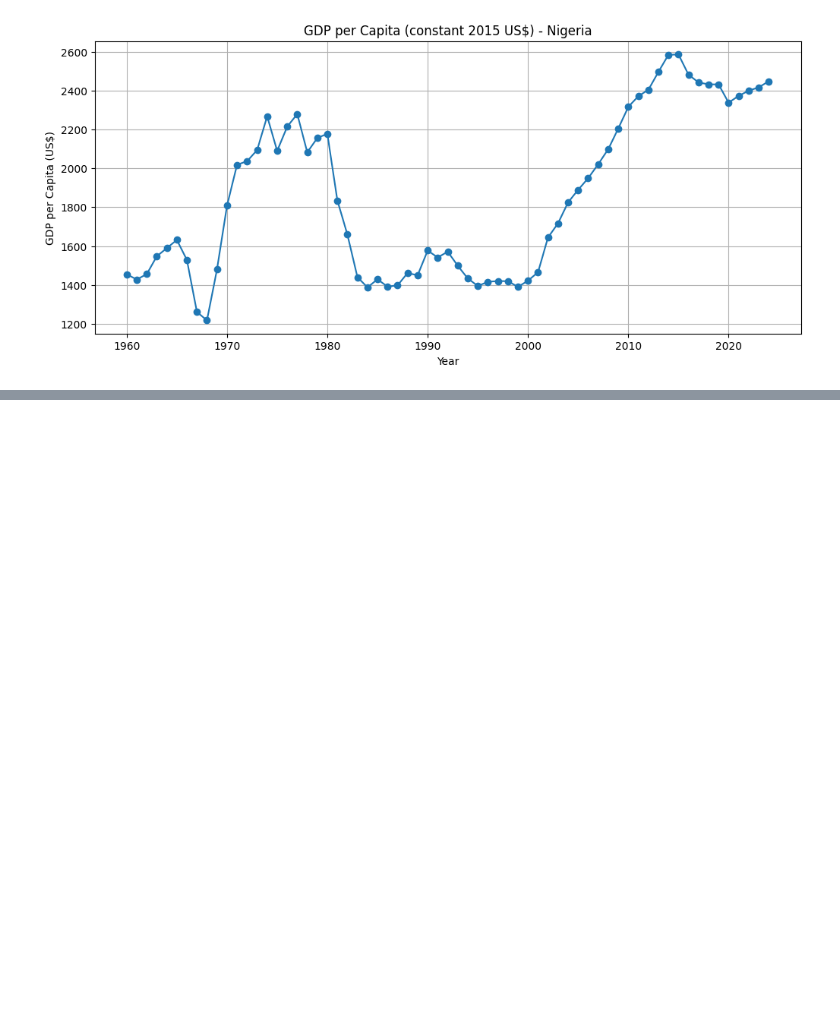
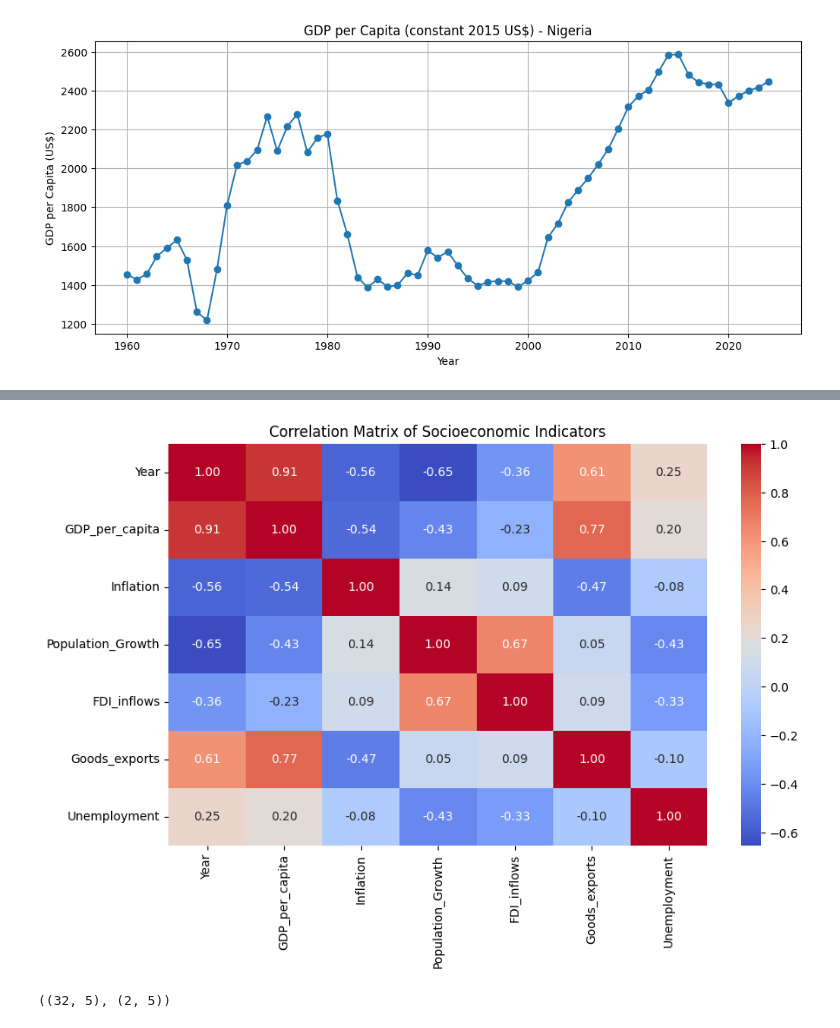
Before and after one commit to goodnessezichioum/DS-final-project, a Jupyter notebook: untitled0.ipynb, the cells around one changed output, grey strips where cells are left out. Saved outputs shown, nothing was run; the diff lists cells and outputs as text; code cells hidden in the pictures; blank space fills up the shorter version.

Commit message:
Test train split done

```diff
--- a/untitled0.ipynb
+++ b/untitled0.ipynb
@@ -189,0 +249,27 @@ plt.show()
+# %%
+def extract_indicator(code, name):
+    year_cols = [str(y) for y in range(1960, 2025)]
+    row = df[df["Indicator Code"] == code]
+    ts = row[year_cols].T
+    ts.columns = [name]
+    ts.index.name = "Year"
+    ts.reset_index(inplace=True)
+    ts["Year"] = ts["Year"].astype(int)
+    ts[name] = pd.to_numeric(ts[name], errors="coerce")
+    return ts
+
+gdp = extract_indicator("NY.GDP.PCAP.KD", "GDP_per_capita")
+inflation = extract_indicator("NY.GDP.DEFL.KD.ZG", "Inflation")
+pop_growth = extract_indicator("SP.POP.GROW", "Population_Growth")
+fdi = extract_indicator("BX.KLT.DINV.WD.GD.ZS", "FDI_inflows")
+exports = extract_indicator("TX.VAL.MRCH.CD.WT", "Goods_exports")
+unemployment = extract_indicator("SL.UEM.TOTL.ZS", "Unemployment")
+# %%
+df_merged = gdp \
+    .merge(inflation, on="Year", how="outer") \
+    .merge(pop_growth, on="Year", how="outer") \
+    .merge(fdi, on="Year", how="outer") \
+    .merge(exports, on="Year", how="outer") \
+    .merge(unemployment, on="Year", how="outer")
+
+df_merged.isna().sum()
@@ -189,0 +298,5 @@ plt.show()
+# %%
+#Dropping na values over 30 years
+
+final_df = df_merged.dropna()
+final_df.isna().sum()
@@ -189,0 +322,29 @@ plt.show()
+# %%
+# correlation
+corr = final_df.corr()
+
+# Plot heatmap
+plt.figure(figsize=(10, 6))
+sns.heatmap(corr, annot=True, cmap="coolwarm", fmt=".2f")
+plt.title("Correlation Matrix of Socioeconomic Indicators")
+plt.show()
+# %% [output]
+[figure, added]
+# %%
+#train test split
+final_df = final_df.sort_values("Year")
+
+# Define features and target
+X = final_df.drop(columns=["GDP_per_capita", "Year"])
+y = final_df["GDP_per_capita"]
+
+# Last 2 years for testing
+X_train = X.iloc[:-2]
+X_test  = X.iloc[-2:]
+
+y_train = y.iloc[:-2]
+y_test  = y.iloc[-2:]
+
+X_train.shape, X_test.shape
+# %% [output]
+((32, 5), (2, 5))
```
Also changed, not shown: parts of 13 cells of this notebook.
